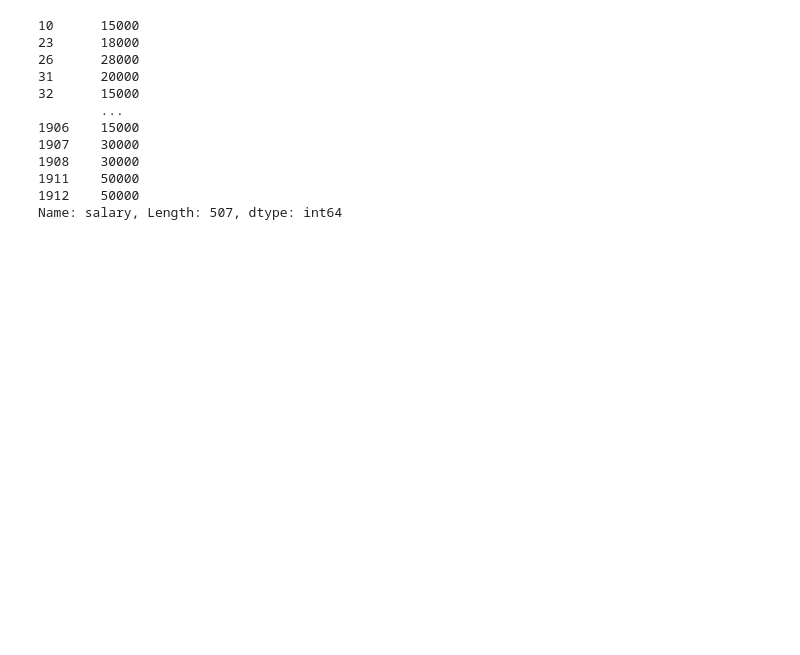
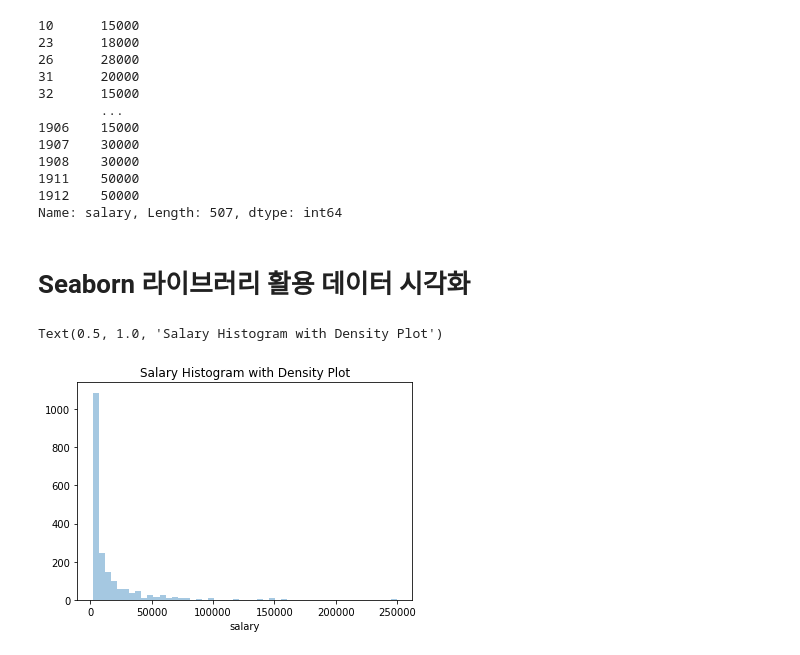
Before and after one commit to kkalkkkal/Datathon_KBO, a Jupyter notebook: KBO_hspark.ipynb, the cells around one changed output. Cells and saved outputs as stored; diff of their text form; code cells hidden in the pictures; blank space fills up the shorter version.

```diff
--- a/KBO_hspark.ipynb
+++ b/KBO_hspark.ipynb
@@ -193,3 +231,5 @@ salary[salary > salary.mean()]
 1911    50000
 1912    50000
 Name: salary, Length: 507, dtype: int64
+# %% [markdown]
+# Seaborn 라이브러리 활용 데이터 시각화
@@ -195,0 +240,8 @@ Name: salary, Length: 507, dtype: int64
+# %%
+ax = plt.subplots()
+#ax = sns.distplot(df['salary'])
+ax = sns.distplot(df['salary'], kde=False)
+ax.set_title('Salary Histogram with Density Plot')
+# %% [output]
+Text(0.5, 1.0, 'Salary Histogram with Density Plot')
+[figure, added]
```
Also changed, not shown: parts of 14 cells of this notebook.
